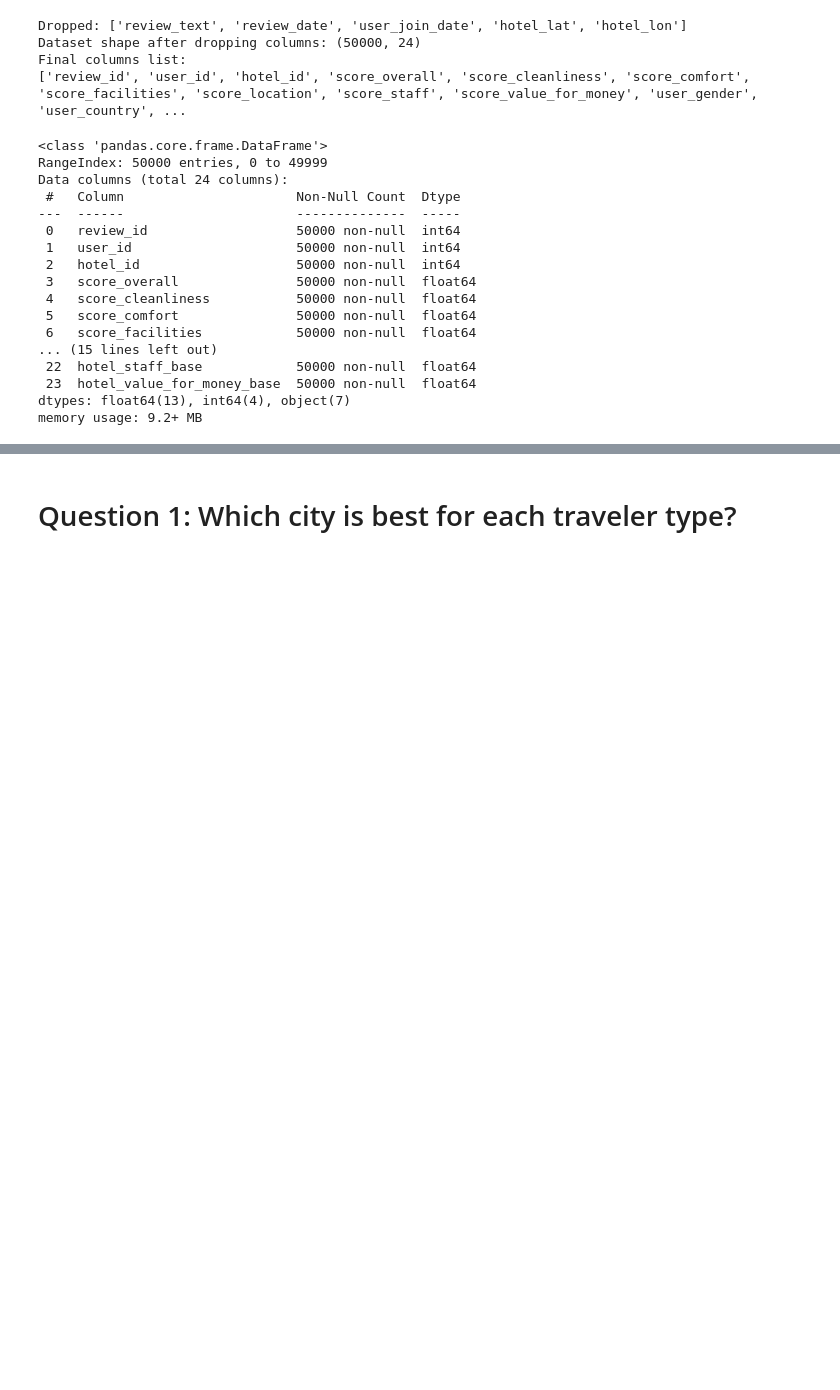
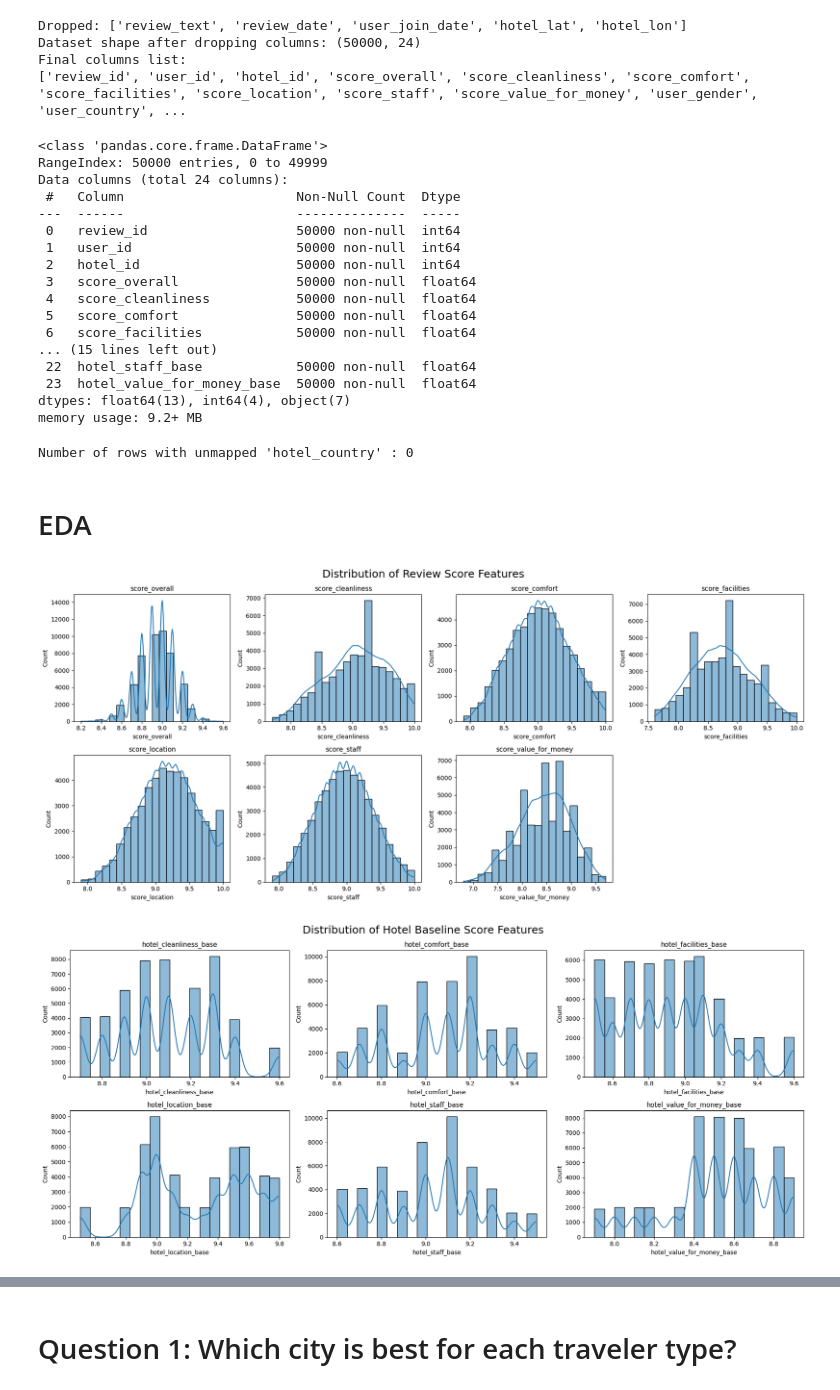
Before and after one commit to helguindy/hotel-booking-analytics, a Jupyter notebook: notebooks/habiba.ipynb, the cells around one changed output, grey strips where cells are left out. Cells and saved outputs as stored; diff of their text form; code cells hidden in the pictures; blank space fills up the shorter version.

```diff
--- a/notebooks/habiba.ipynb
+++ b/notebooks/habiba.ipynb
@@ -117,3 +117,78 @@ Data columns (total 24 columns):
  23  hotel_value_for_money_base  50000 non-null  float64
 dtypes: float64(13), int64(4), object(7)
 memory usage: 9.2+ MB
+# %%
+#new country group column
+country_groups_map = {
+    'United States': 'North_America', 'Canada': 'North_America',
+    'Germany': 'Western_Europe', 'France': 'Western_Europe', 'United Kingdom': 'Western_Europe',
+    'Netherlands': 'Western_Europe', 'Spain': 'Western_Europe', 'Italy': 'Western_Europe',
+    'Russia': 'Eastern_Europe',
+    'China': 'East_Asia', 'Japan': 'East_Asia', 'South Korea': 'East_Asia',
+    'Thailand': 'Southeast_Asia', 'Singapore': 'Southeast_Asia',
+    'United Arab Emirates': 'Middle_East', 'Turkey': 'Middle_East',
+    'Egypt': 'Africa', 'Nigeria': 'Africa', 'South Africa': 'Africa',
+    'Australia': 'Oceania', 'New Zealand': 'Oceania',
+    'Brazil': 'South_America', 'Argentina': 'South_America',
+    'India': 'South_Asia',
+    'Mexico': 'North_America_Mexico'
+}
+
+# 5.2 Apply the mapping to the 'user_country' column
+merged_df['country_group'] = merged_df['hotel_country'].map(country_groups_map)
+
+unmapped_count = merged_df['country_group'].isnull().sum()
+print(f"Number of rows with unmapped 'hotel_country' : {unmapped_count}")
+# %% [output]
+Number of rows with unmapped 'hotel_country' : 0
+# %% [markdown]
+# EDA
+# %%
+import seaborn as sns
+import matplotlib.pyplot as plt
+
+# Split your numerical columns
+score_cols = [
+    'score_overall', 'score_cleanliness', 'score_comfort',
+    'score_facilities', 'score_location', 'score_staff',
+    'score_value_for_money'
+]
+
+base_cols = [
+    'hotel_cleanliness_base', 'hotel_comfort_base', 'hotel_facilities_base',
+    'hotel_location_base', 'hotel_staff_base', 'hotel_value_for_money_base'
+]
+
+# -----------------------------
+# PLOT 1: Review Score Features
+# -----------------------------
+fig, axes = plt.subplots(nrows=2, ncols=4, figsize=(18, 8))
+axes = axes.flatten()
+
+for i, col in enumerate(score_cols):
+    sns.histplot(merged_df[col], kde=True, bins=20, ax=axes[i])
+    axes[i].set_title(f"{col}", fontsize=11)
+
+# Turn off extra subplot (last one is empty since 7 plots in 2x4 grid)
+fig.delaxes(axes[-1])
+
+fig.suptitle("Distribution of Review Score Features", fontsize=18)
+plt.tight_layout()
+plt.show()
+
+# -----------------------------
+# PLOT 2: Baseline Score Features
+# -----------------------------
+fig, axes = plt.subplots(nrows=2, ncols=3, figsize=(18, 8))
+axes = axes.flatten()
+
+for i, col in enumerate(base_cols):
+    sns.histplot(merged_df[col], kde=True, bins=20, ax=axes[i])
+    axes[i].set_title(f"{col}", fontsize=11)
+
+fig.suptitle("Distribution of Hotel Baseline Score Features", fontsize=18)
+plt.tight_layout()
+plt.show()
+# %% [output]
+[figure, added]
+[figure, added]
```
Also changed, not shown: parts of 42 cells of this notebook.
